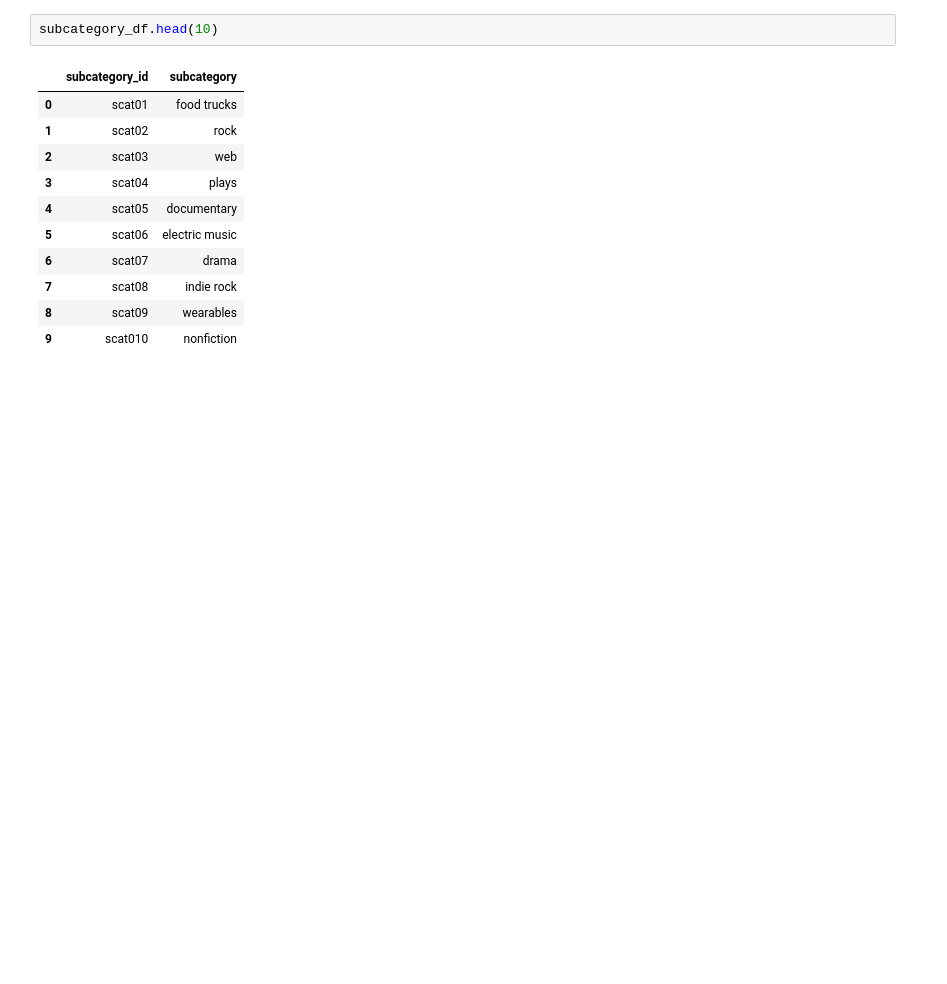
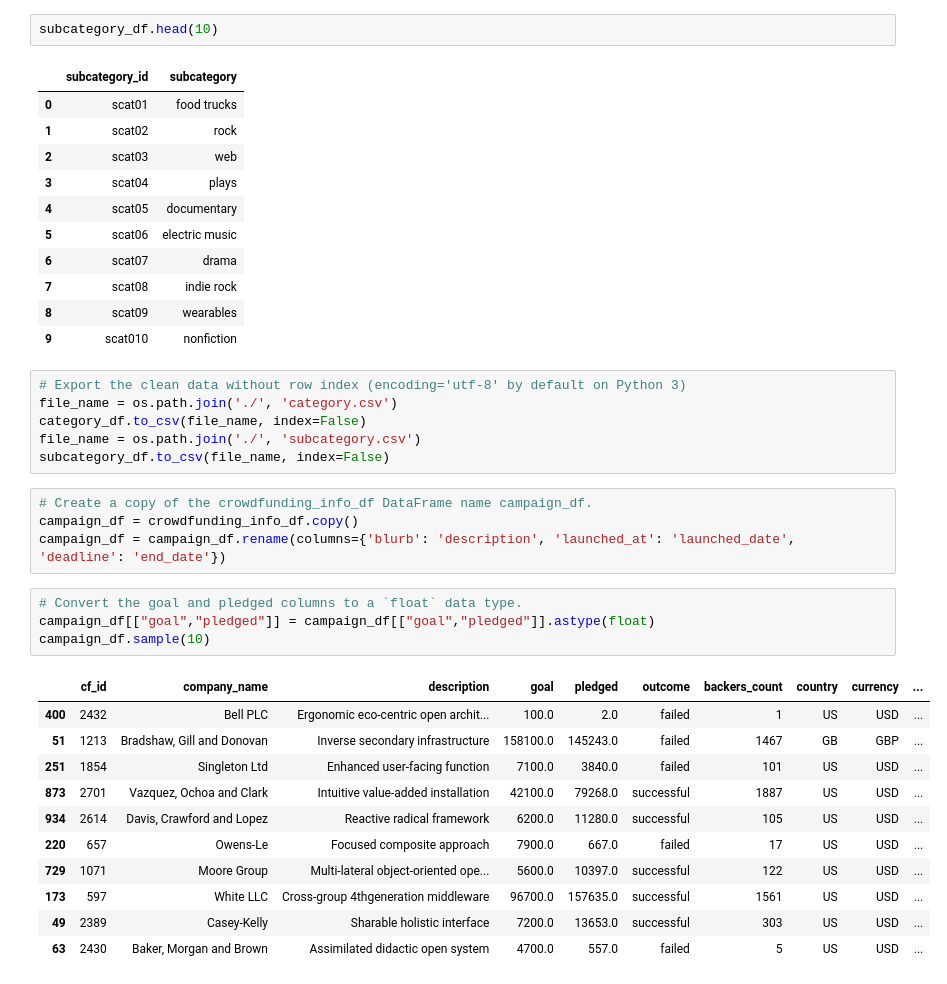
Before and after one commit to midwestbotanist/Crowdfunding-ETL, a Jupyter notebook: crowdfunding.ipynb, the cells around one changed output. Cells and saved outputs as stored; diff of their text form; blank space fills up the shorter version.

```diff
--- a/crowdfunding.ipynb
+++ b/crowdfunding.ipynb
@@ -216,3 +224,29 @@ subcategory_df.head(10)
 | 7 | scat08 | indie rock |
 | 8 | scat09 | wearables |
 | 9 | scat010 | nonfiction |
+# %%
+# Export the clean data without row index (encoding='utf-8' by default on Python 3)
+file_name = os.path.join('./', 'category.csv')
+category_df.to_csv(file_name, index=False)
+file_name = os.path.join('./', 'subcategory.csv')
+subcategory_df.to_csv(file_name, index=False)
+# %%
+# Create a copy of the crowdfunding_info_df DataFrame name campaign_df.
+campaign_df = crowdfunding_info_df.copy()
+campaign_df = campaign_df.rename(columns={'blurb': 'description', 'launched_at': 'launched_date', 'deadline': 'end_date'})
+# %%
+# Convert the goal and pledged columns to a `float` data type.
+campaign_df[["goal","pledged"]] = campaign_df[["goal","pledged"]].astype(float)
+campaign_df.sample(10)
+# %% [output]
+|  | cf_id | company_name | description | goal | pledged | outcome | backers_count | country | currency | ... |
+| 400 | 2432 | Bell PLC | Ergonomic eco-centric open archit... | 100.0 | 2.0 | failed | 1 | US | USD | ... |
+| 51 | 1213 | Bradshaw, Gill and Donovan | Inverse secondary infrastructure | 158100.0 | 145243.0 | failed | 1467 | GB | GBP | ... |
+| 251 | 1854 | Singleton Ltd | Enhanced user-facing function | 7100.0 | 3840.0 | failed | 101 | US | USD | ... |
+| 873 | 2701 | Vazquez, Ochoa and Clark | Intuitive value-added installation | 42100.0 | 79268.0 | successful | 1887 | US | USD | ... |
+| 934 | 2614 | Davis, Crawford and Lopez | Reactive radical framework | 6200.0 | 11280.0 | successful | 105 | US | USD | ... |
+| 220 | 657 | Owens-Le | Focused composite approach | 7900.0 | 667.0 | failed | 17 | US | USD | ... |
+| 729 | 1071 | Moore Group | Multi-lateral object-oriented ope... | 5600.0 | 10397.0 | successful | 122 | US | USD | ... |
+| 173 | 597 | White LLC | Cross-group 4thgeneration middleware | 96700.0 | 157635.0 | successful | 1561 | US | USD | ... |
+| 49 | 2389 | Casey-Kelly | Sharable holistic interface | 7200.0 | 13653.0 | successful | 303 | US | USD | ... |
+| 63 | 2430 | Baker, Morgan and Brown | Assimilated didactic open system | 4700.0 | 557.0 | failed | 5 | US | USD | ... |
```
Also changed, not shown: parts of 27 cells of this notebook.
